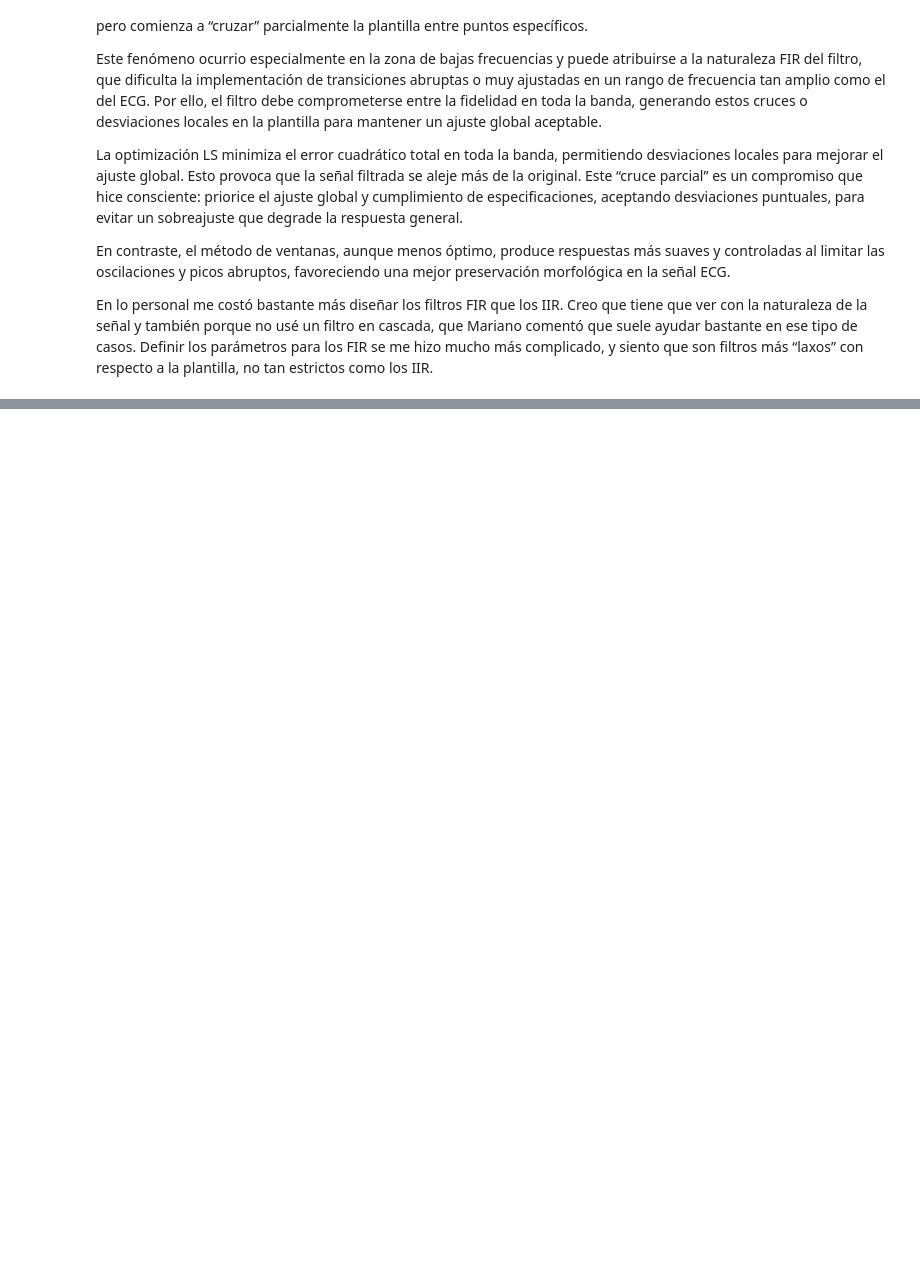
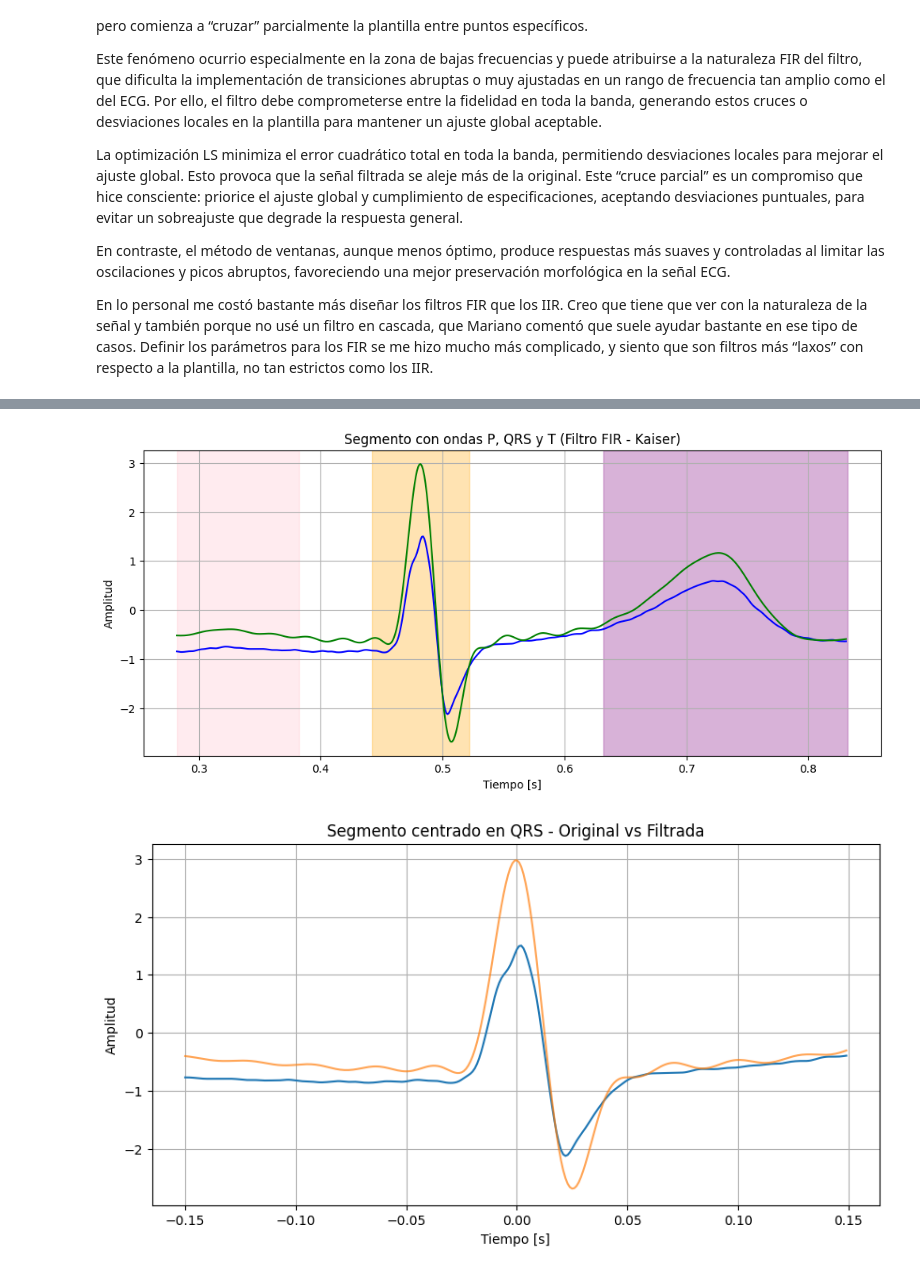
Before and after one commit to MontserratCoto/Montserrat-Coto-APS, a Jupyter notebook: 2do parte de la materia/TS07/TS07-Montserrat Coto.ipynb, the cells around one changed output, grey strips where cells are left out. Cells and saved outputs as stored; diff of their text form; code cells hidden in the pictures; blank space fills up the shorter version.

```diff
--- a/2do parte de la materia/TS07/TS07-Montserrat Coto.ipynb
+++ b/2do parte de la materia/TS07/TS07-Montserrat Coto.ipynb
@@ -1018,0 +1092,79 @@ En lo personal me costó bastante más diseñar los filtros FIR que los IIR. Cre
+# %%
+#%% Visualización de ondas P, QRS y T en un segmento
+#%% Selección del latido a visualizar
+i = 0  # Índice del latido (0 = primer latido detectado)
+sample_center = int(qrs_locations[i])
+
+#%% Parámetros de ventanas para cada onda (en segundos)
+p_start_sec = -0.2   # 200 ms antes del QRS
+p_end_sec   = -0.1   # 100 ms antes del QRS
+
+qrs_start_sec = -0.04  # 40 ms antes
+qrs_end_sec   =  0.04  # 40 ms después
+
+t_start_sec =  0.15  # 150 ms después del QRS
+t_end_sec   =  0.35  # 350 ms después del QRS
+
+#%% Conversión a índices de muestra
+p_start = sample_center + int(p_start_sec * fs_ecg)
+p_end   = sample_center + int(p_end_sec * fs_ecg)
+
+qrs_start = sample_center + int(qrs_start_sec * fs_ecg)
+qrs_end   = sample_center + int(qrs_end_sec * fs_ecg)
+
+t_start = sample_center + int(t_start_sec * fs_ecg)
+t_end   = sample_center + int(t_end_sec * fs_ecg)
+
+#%% Extraer segmento completo desde inicio P hasta final T
+start_segment = p_start
+end_segment = t_end
+
+# Validación de límites
+if start_segment < 0 or end_segment >= len(ecg_one_lead):
+    raise ValueError("El segmento se va fuera del rango de la señal.")
+
+ecg_segment_full = ecg_one_lead[start_segment:end_segment]
+ecg_filtrada_full = ecg_filtrado_kaiser[start_segment:end_segment]
+t_segment_full = np.arange(start_segment, end_segment) / fs_ecg
+
+#%% Graficar segmento completo con sombreado de ondas
+plt.figure(figsize=(12, 5))
+plt.plot(t_segment_full, ecg_segment_full, label='ECG Original', color='blue')
+plt.plot(t_segment_full, ecg_filtrada_full, label='ECG Filtrada (FIR - Kaiser)', color='green')
+
+# Sombras para ondas
+plt.axvspan(p_start / fs_ecg, p_end / fs_ecg, color='pink', alpha=0.3, label='Onda P')
+plt.axvspan(qrs_start / fs_ecg, qrs_end / fs_ecg, color='orange', alpha=0.3, label='Complejo QRS')
+plt.axvspan(t_start / fs_ecg, t_end / fs_ecg, color='purple', alpha=0.3, label='Onda T')
+
+plt.title('Segmento con ondas P, QRS y T (Filtro FIR - Kaiser)')
+plt.xlabel('Tiempo [s]')
+plt.ylabel('Amplitud')
+plt.grid(True)
+plt.show()
+
+#%% Segmento QRS centrado para visualización ampliada
+window_qrs_sec = 0.3  # Ventana total: ±150 ms
+N_qrs = int(window_qrs_sec * fs_ecg)
+
+# Validación de bordes
+start_qrs = sample_center - N_qrs // 2
+end_qrs = sample_center + N_qrs // 2
+if start_qrs < 0 or end_qrs >= len(ecg_one_lead):
+    raise ValueError("El segmento QRS se va fuera del rango de la señal.")
+
+ecg_segment_qrs = ecg_one_lead[start_qrs:end_qrs]
+ecg_segment_qrs_filt = ecg_filtrado_kaiser[start_qrs:end_qrs]
+t_qrs = np.arange(-N_qrs//2, N_qrs//2) / fs_ecg
+
+plt.figure(figsize=(10,5))
+plt.plot(t_qrs, ecg_segment_qrs, label='QRS Original')
+plt.plot(t_qrs, ecg_segment_qrs_filt, label='QRS Filtrado (FIR - Kaiser)', alpha=0.7)
+plt.title('Segmento centrado en QRS - Original vs Filtrada')
+plt.xlabel('Tiempo [s]')
+plt.ylabel('Amplitud')
+plt.grid(True)
+plt.show()
+# %% [output]
+[figure, added]
+[figure, added]
```
Also changed, not shown: parts of 9 cells of this notebook.
